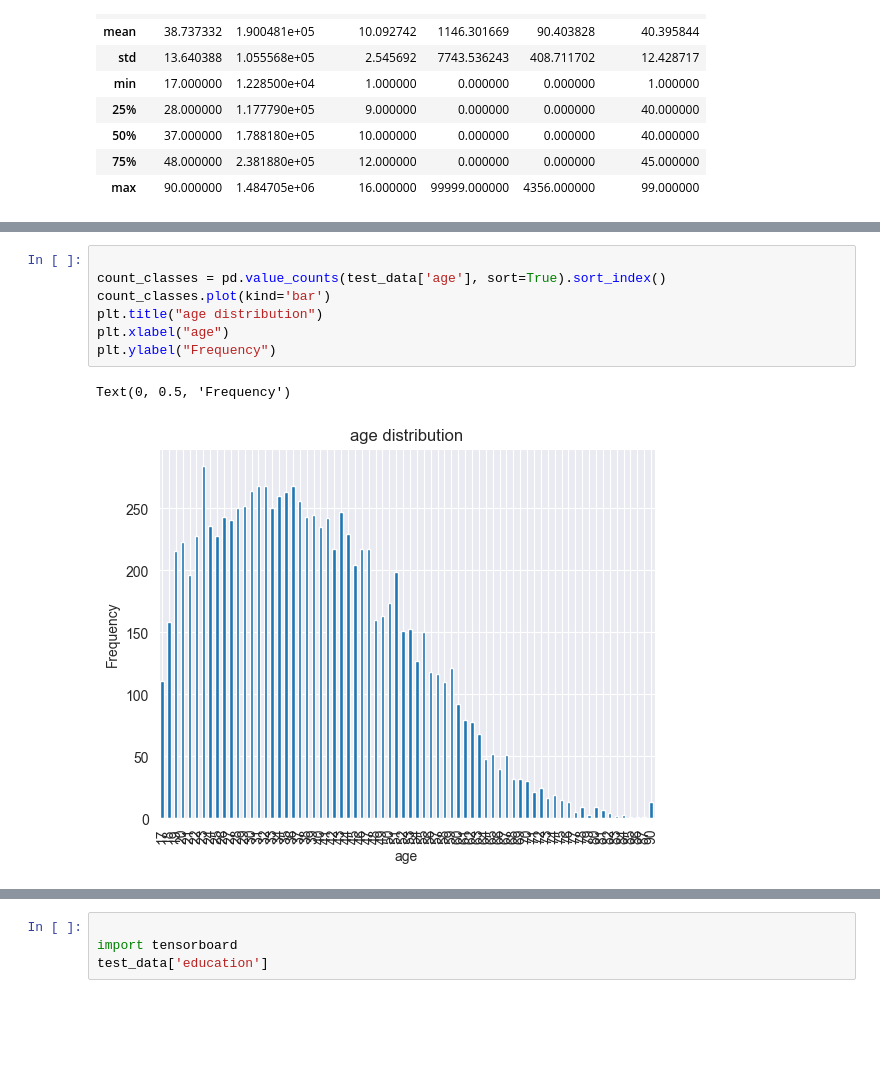
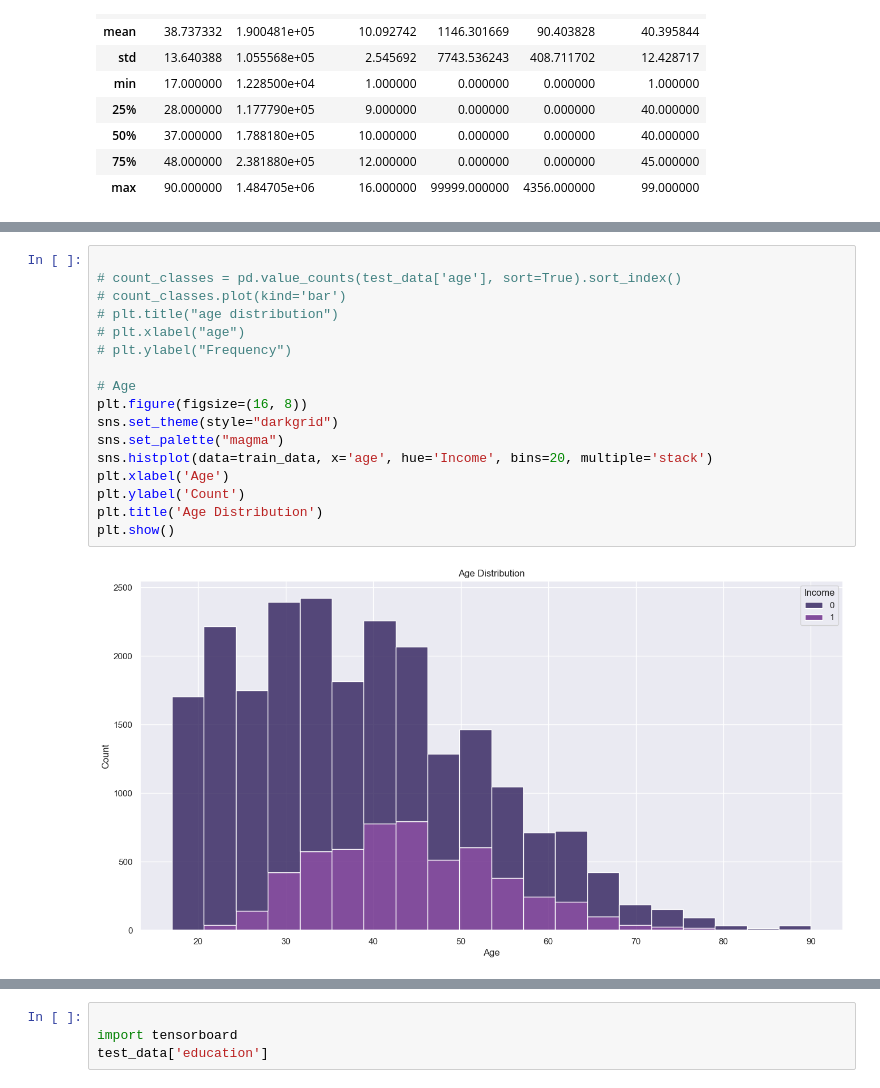
Before and after one commit to Laihb1106205841/CS311-AI-Peoject3-XGBoost, a Jupyter notebook: Visualization.ipynb, the cells around one changed output, grey strips where cells are left out. Cells and saved outputs as stored; diff of their text form; blank space fills up the shorter version.

```diff
--- a/Visualization.ipynb
+++ b/Visualization.ipynb
@@ -139,13 +117,22 @@ Text(0, 0.5, 'Frequency')
 # %%
 
-count_classes = pd.value_counts(test_data['age'], sort=True).sort_index()
-count_classes.plot(kind='bar')
-plt.title("age distribution")
-plt.xlabel("age")
-plt.ylabel("Frequency")
+# count_classes = pd.value_counts(test_data['age'], sort=True).sort_index()
+# count_classes.plot(kind='bar')
+# plt.title("age distribution")
+# plt.xlabel("age")
+# plt.ylabel("Frequency")
+
+# Age
+plt.figure(figsize=(16, 8))
+sns.set_theme(style="darkgrid")
+sns.set_palette("magma")
+sns.histplot(data=train_data, x='age', hue='Income', bins=20, multiple='stack')
+plt.xlabel('Age')
+plt.ylabel('Count')
+plt.title('Age Distribution')
+plt.show()
 # %% [output]
-Text(0, 0.5, 'Frequency')
-[figure, old version]
+[figure, new version]
 # %%
 count_classes = pd.value_counts(test_data['age'], sort=True).sort_index()
 count_classes.plot(kind='bar')
```
Also changed, not shown: parts of 7 cells of this notebook, 4 other files.
